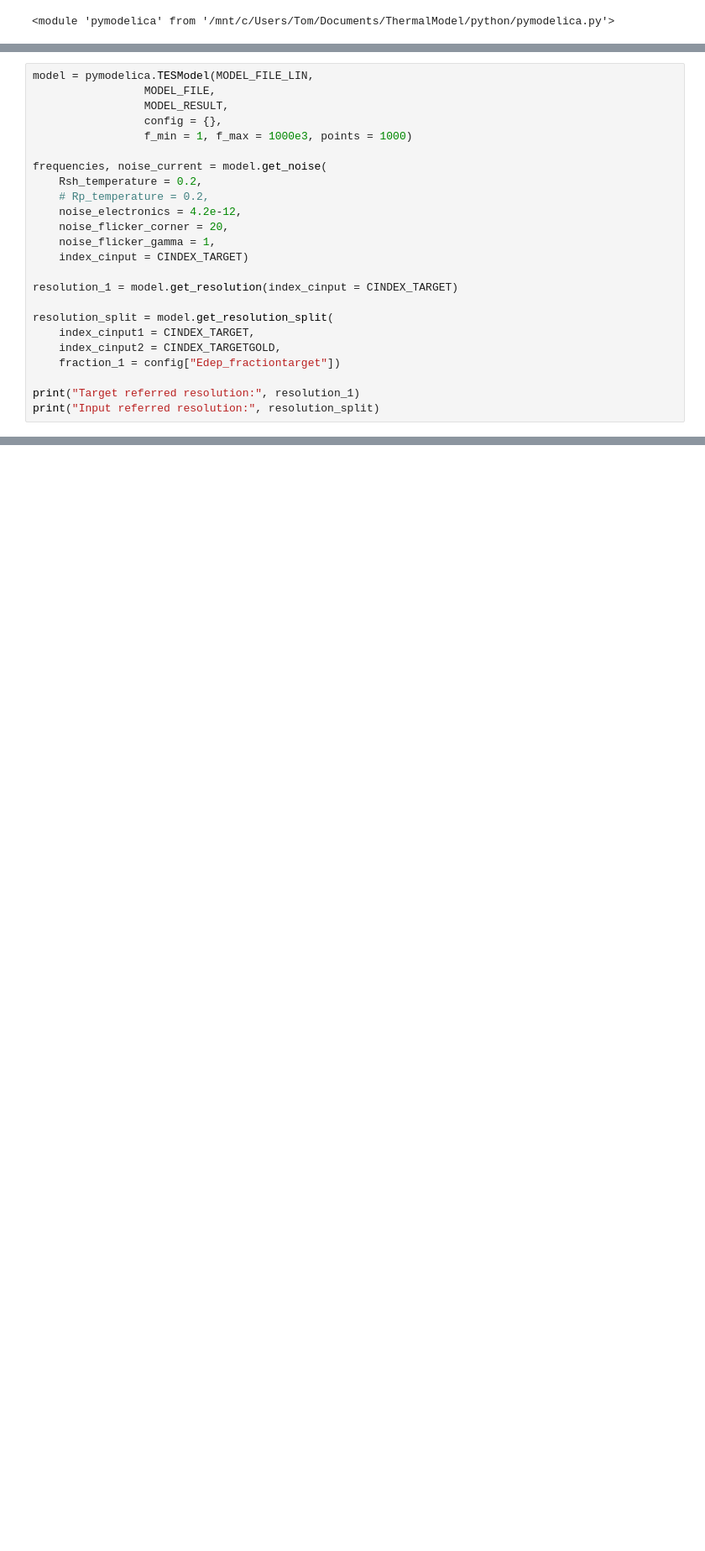
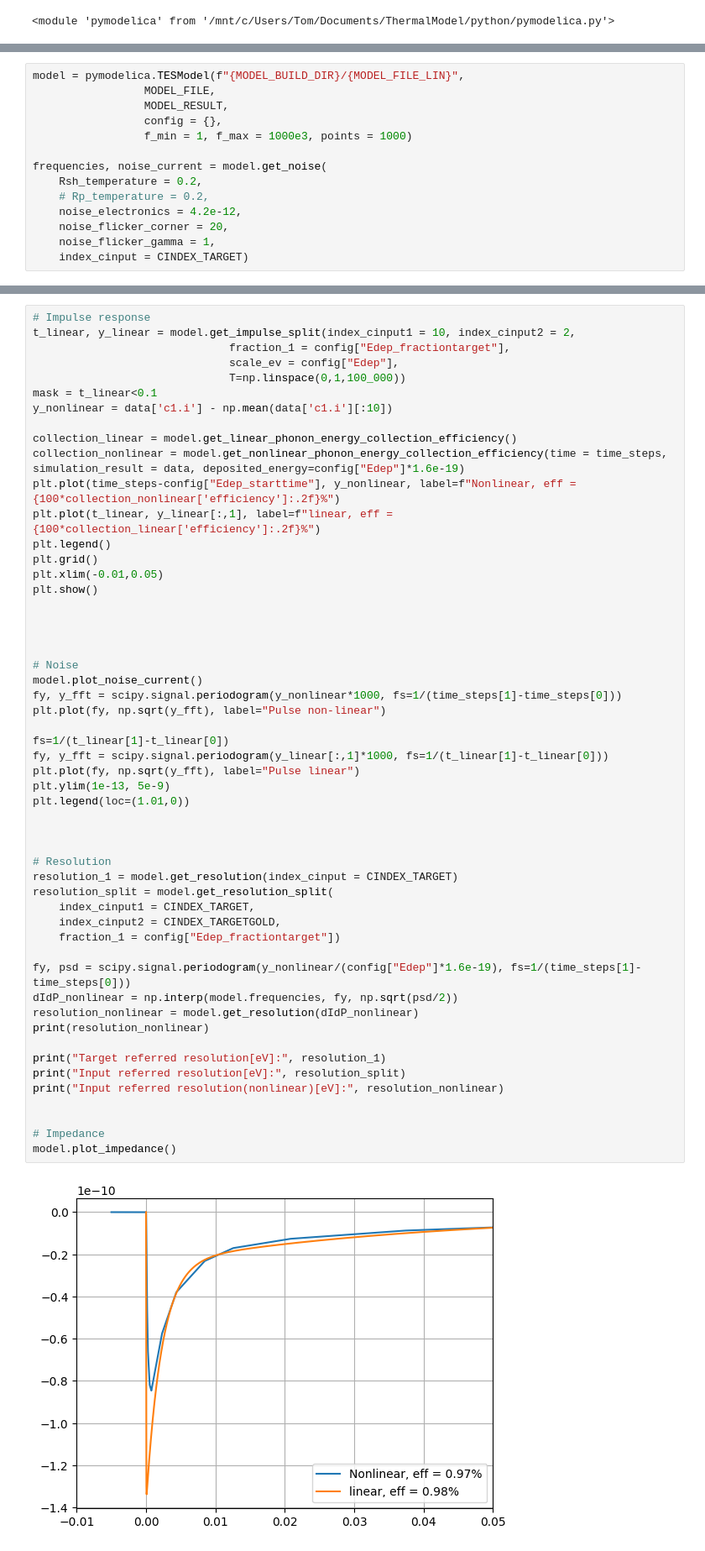
Before and after one commit to EdmondRen/TES_thermal_model, a Jupyter notebook: python/analysis.ipynb, the cells around one changed output, grey strips where cells are left out. Shown at 84% size. Saved outputs shown, nothing was run; the diff lists cells and outputs as text; blank space fills up the shorter version.

```diff
--- a/python/analysis.ipynb
+++ b/python/analysis.ipynb
@@ -97,5 +99,5 @@ reload(pymodelica)
 # %%
-model = pymodelica.TESModel(MODEL_FILE_LIN,
+model = pymodelica.TESModel(f"{MODEL_BUILD_DIR}/{MODEL_FILE_LIN}",
                  MODEL_FILE,
                  MODEL_RESULT,
                  config = {},
@@ -108,13 +110,3 @@ frequencies, noise_current = model.get_noise(
     noise_flicker_corner = 20,
     noise_flicker_gamma = 1,
     index_cinput = CINDEX_TARGET)
-
-resolution_1 = model.get_resolution(index_cinput = CINDEX_TARGET)
-
-resolution_split = model.get_resolution_split(
-    index_cinput1 = CINDEX_TARGET,
-    index_cinput2 = CINDEX_TARGETGOLD,
-    fraction_1 = config["Edep_fractiontarget"])
-
-print("Target referred resolution:", resolution_1)
-print("Input referred resolution:", resolution_split)
@@ -223,0 +113,55 @@ plt.legend(loc=(1.01,0))
+# %%
+# Impulse response
+t_linear, y_linear = model.get_impulse_split(index_cinput1 = 10, index_cinput2 = 2,
+                              fraction_1 = config["Edep_fractiontarget"],
+                              scale_ev = config["Edep"],
+                              T=np.linspace(0,1,100_000))
+mask = t_linear<0.1
+y_nonlinear = data['c1.i'] - np.mean(data['c1.i'][:10])
+
+collection_linear = model.get_linear_phonon_energy_collection_efficiency()
+collection_nonlinear = model.get_nonlinear_phonon_energy_collection_efficiency(time = time_steps, simulation_result = data, deposited_energy=config["Edep"]*1.6e-19)
+plt.plot(time_steps-config["Edep_starttime"], y_nonlinear, label=f"Nonlinear, eff = {100*collection_nonlinear['efficiency']:.2f}%")
+plt.plot(t_linear, y_linear[:,1], label=f"linear, eff = {100*collection_linear['efficiency']:.2f}%")
+plt.legend()
+plt.grid()
+plt.xlim(-0.01,0.05)
+plt.show()
+
+
+
+
+# Noise
+model.plot_noise_current()
+fy, y_fft = scipy.signal.periodogram(y_nonlinear*1000, fs=1/(time_steps[1]-time_steps[0]))
+plt.plot(fy, np.sqrt(y_fft), label="Pulse non-linear")
+
+fs=1/(t_linear[1]-t_linear[0])
+fy, y_fft = scipy.signal.periodogram(y_linear[:,1]*1000, fs=1/(t_linear[1]-t_linear[0]))
+plt.plot(fy, np.sqrt(y_fft), label="Pulse linear")
+plt.ylim(1e-13, 5e-9)
+plt.legend(loc=(1.01,0))
+
+
+
+# Resolution
+resolution_1 = model.get_resolution(index_cinput = CINDEX_TARGET)
+resolution_split = model.get_resolution_split(
+    index_cinput1 = CINDEX_TARGET,
+    index_cinput2 = CINDEX_TARGETGOLD,
+    fraction_1 = config["Edep_fractiontarget"])
+
+fy, psd = scipy.signal.periodogram(y_nonlinear/(config["Edep"]*1.6e-19), fs=1/(time_steps[1]-time_steps[0]))
+dIdP_nonlinear = np.interp(model.frequencies, fy, np.sqrt(psd/2))
+resolution_nonlinear = model.get_resolution(dIdP_nonlinear)
+print(resolution_nonlinear)
+
+print("Target referred resolution[eV]:", resolution_1)
+print("Input referred resolution[eV]:", resolution_split)
+print("Input referred resolution(nonlinear)[eV]:", resolution_nonlinear)
+
+
+# Impedance
+model.plot_impedance()
+# %% [output]
+[figure, added]
```
Also changed, not shown: parts of 22 cells of this notebook, 7 other files.
